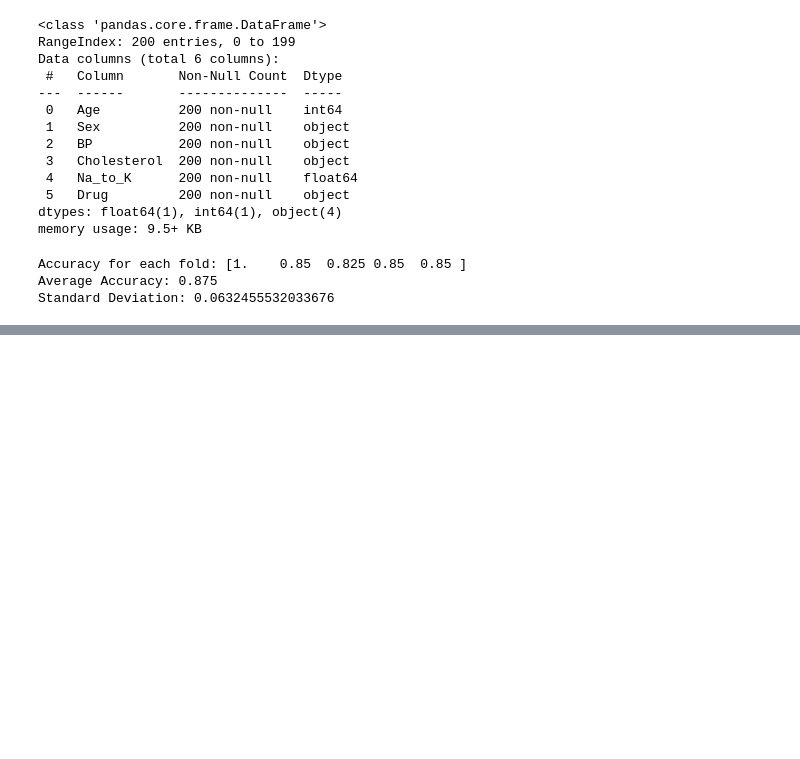
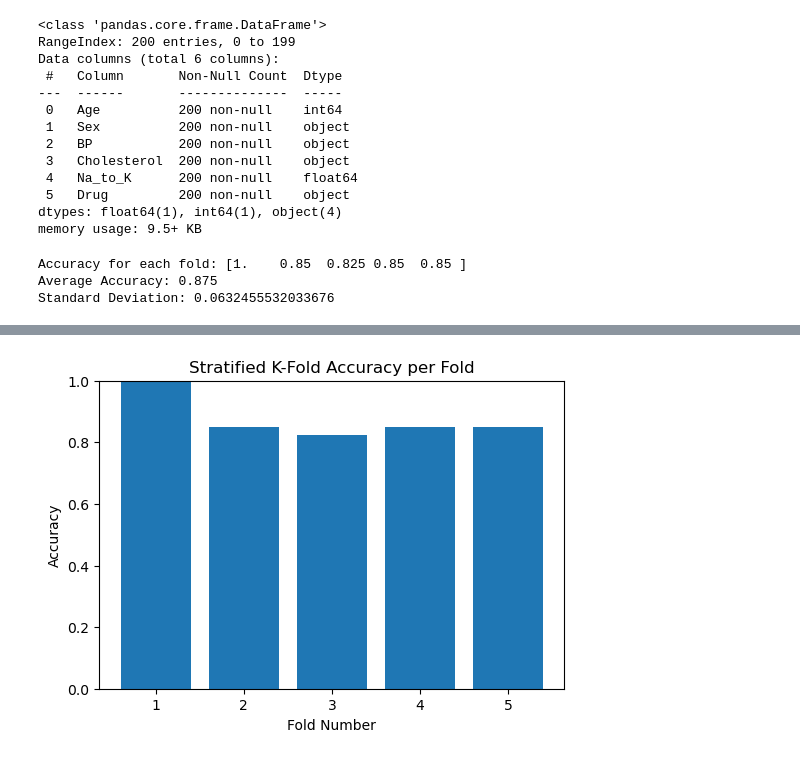
Before and after one commit to gyana10/ML_projects, a Jupyter notebook: Classification/KNN_with_StratifiedKFold.ipynb, the cells around one changed output, grey strips where cells are left out. Saved outputs shown, nothing was run; the diff lists cells and outputs as text; code cells hidden in the pictures; blank space fills up the shorter version.

```diff
--- a/Classification/KNN_with_StratifiedKFold.ipynb
+++ b/Classification/KNN_with_StratifiedKFold.ipynb
@@ -63,0 +76,12 @@ Standard Deviation: 0.0632455532033676
+# %%
+folds = range(1, len(scores)+1)
+
+plt.figure(figsize=(6,4))
+plt.bar(folds, scores)
+plt.xlabel("Fold Number")
+plt.ylabel("Accuracy")
+plt.title("Stratified K-Fold Accuracy per Fold")
+plt.ylim(0, 1)
+plt.show()
+# %% [output]
+[figure, added]
```
Also changed, not shown: parts of 2 cells of this notebook.
